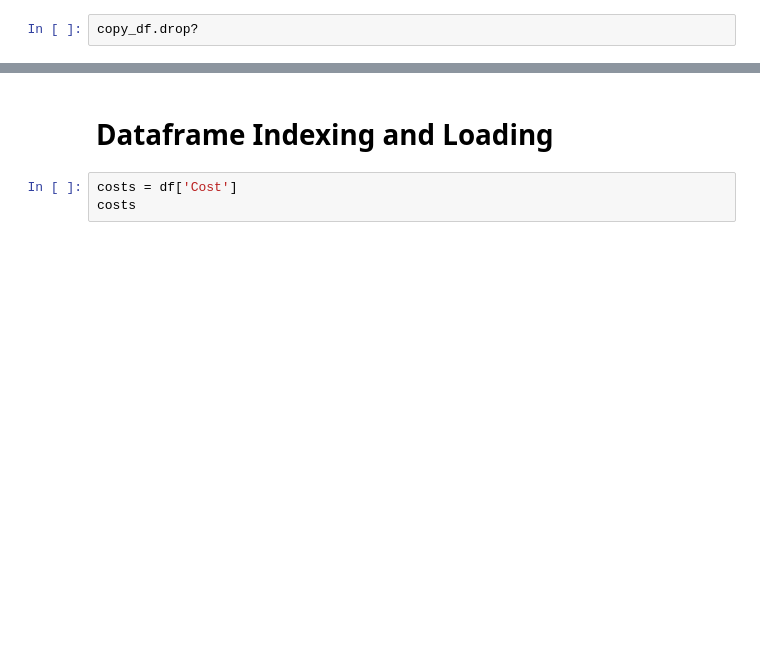
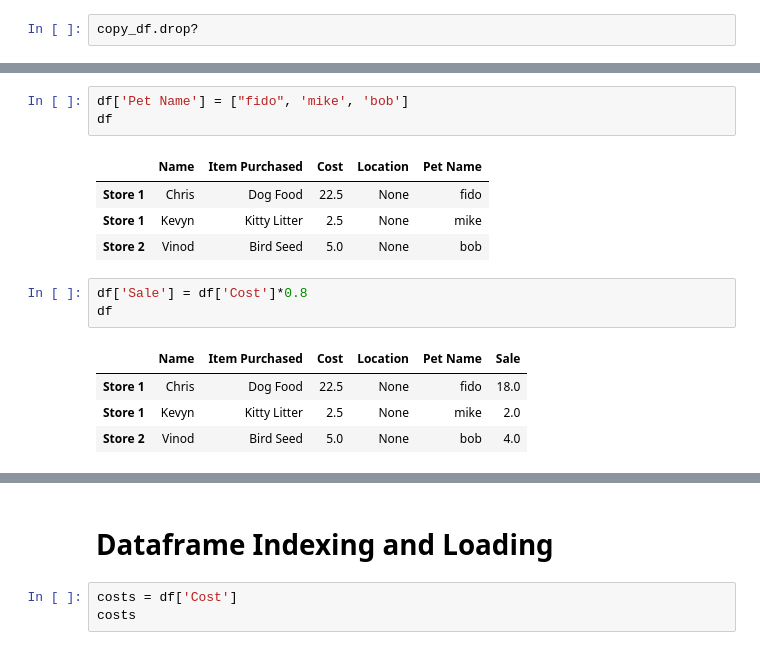
Before and after one commit to jonr10/basics_week1, a Jupyter notebook: Week 2.ipynb, the cells around one changed output, grey strips where cells are left out. Drawn from its saved outputs; the diff is of its cells as text; blank space fills up the shorter version.

```diff
--- a/Week 2.ipynb
+++ b/Week 2.ipynb
@@ -335,0 +425,16 @@ df
+# %%
+df['Pet Name'] = ["fido", 'mike', 'bob']
+df
+# %% [output]
+|  | Name | Item Purchased | Cost | Location | Pet Name |
+| Store 1 | Chris | Dog Food | 22.5 | None | fido |
+| Store 1 | Kevyn | Kitty Litter | 2.5 | None | mike |
+| Store 2 | Vinod | Bird Seed | 5.0 | None | bob |
+# %%
+df['Sale'] = df['Cost']*0.8
+df
+# %% [output]
+|  | Name | Item Purchased | Cost | Location | Pet Name | Sale |
+| Store 1 | Chris | Dog Food | 22.5 | None | fido | 18.0 |
+| Store 1 | Kevyn | Kitty Litter | 2.5 | None | mike | 2.0 |
+| Store 2 | Vinod | Bird Seed | 5.0 | None | bob | 4.0 |
```
Also changed, not shown: parts of 22 cells of this notebook.
